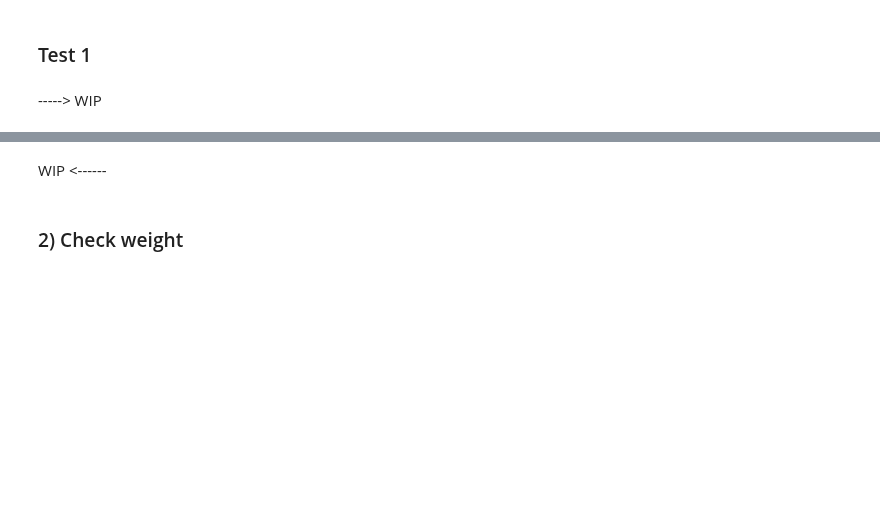
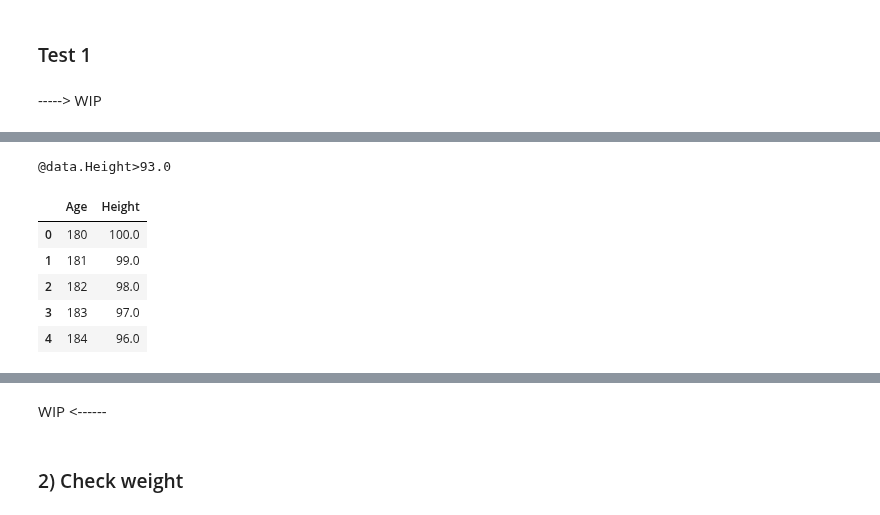
Before and after one commit to Welthungerhilfe/cgm-ml, a Jupyter notebook: src/data_utils/dataset_EDA/anon-depthmap-95k/EDA_anon-depthmap-95k.ipynb, the cells around one changed output, grey strips where cells are left out. Drawn from its saved outputs; the diff is of its cells as text; code cells hidden in the pictures; blank space fills up the shorter version.

```diff
--- a/src/data_utils/dataset_EDA/anon-depthmap-95k/EDA_anon-depthmap-95k.ipynb
+++ b/src/data_utils/dataset_EDA/anon-depthmap-95k/EDA_anon-depthmap-95k.ipynb
@@ -180,3 +214,18 @@ def get_qrcodes(outliers: pd.DataFrame) -> set:
+# %%
+condition2 = '>93.0'
+column2 = 'Height'
+combined_condition2 = '@data.'+column2+condition2
+print(combined_condition2)
+outliers2 = data.query(combined_condition2)
+outliers2.head()
+# %% [output]
+@data.Height>93.0
+|  | Age | Height |
+| 0 | 180 | 100.0 |
+| 1 | 181 | 99.0 |
+| 2 | 182 | 98.0 |
+| 3 | 183 | 97.0 |
+| 4 | 184 | 96.0 |
 # %%
 #outlier_age_min = find_outlier_qrcodes(artifacts, 'age', '<365/2')
 find_outlier_qrcodes(artifacts, 'age', '<365/2')
```
Also changed, not shown: parts of 16 cells of this notebook.
